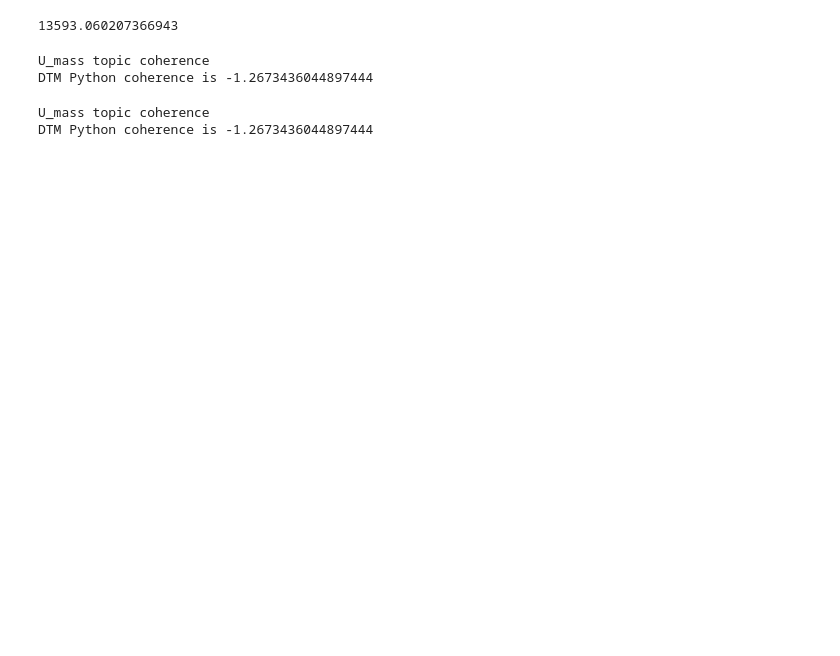
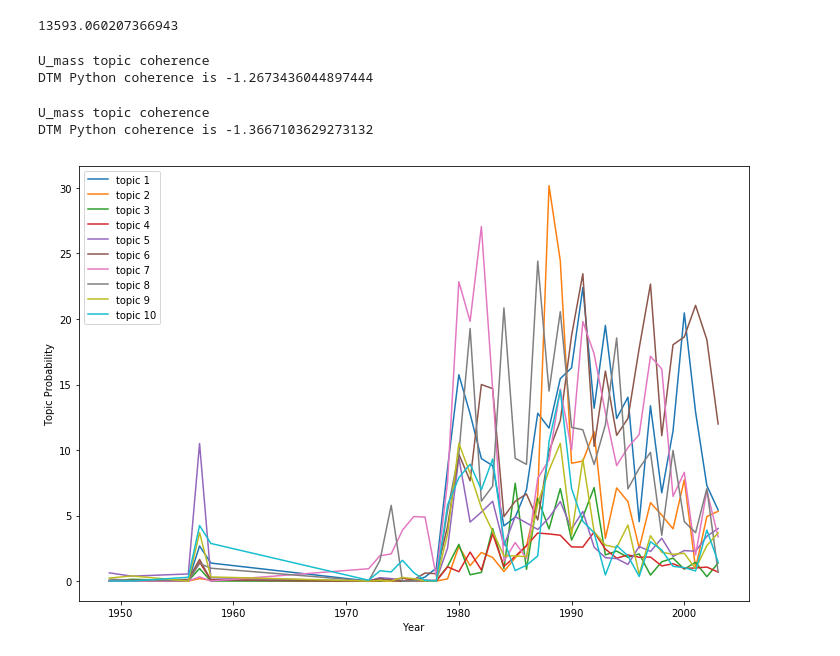
Before and after one commit to css-research-sp19/fp-di-Tong, a Jupyter notebook: data/dtm_for_server.ipynb, the cells around one changed output. Cells and saved outputs as stored; diff of their text form; code cells hidden in the pictures; blank space fills up the shorter version.

```diff
--- a/data/dtm_for_server.ipynb
+++ b/data/dtm_for_server.ipynb
@@ -91,10 +92,40 @@ U_mass topic coherence
 DTM Python coherence is -1.2673436044897444
 # %%
 # calculate coherence matrix
-topics_dtm_10_trial = loaded_model_10.dtm_coherence(time=2)
+topics_dtm_10_trial = loaded_model_10.dtm_coherence(time=0)
 cm_DTM_10_trial = CoherenceModel(topics=topics_dtm_10_trial, corpus=corpus_all, dictionary=dic_all, coherence='u_mass')
 print ("U_mass topic coherence")
 print ("DTM Python coherence is", cm_DTM_10_trial.get_coherence())
 # %% [output]
 U_mass topic coherence
-DTM Python coherence is -1.2673436044897444
+DTM Python coherence is -1.3667103629273132
+# %%
+# check
+loaded_model_10 = pickle.load(open("ldaseq_model_10_v2.sav", 'rb'))
+# %%
+doc_topic_10 = []
+for doc_num in range(len(all_data)):
+    doc = loaded_model_10.doc_topics(doc_num)
+    doc_topic_10.append(doc)
+topic_df_10 = pd.DataFrame(doc_topic_10, columns=['t1', 't2', 't3', 't4', 't5', 't6', 't7', 't8', 't9', 't10'])
+# %%
+topic_com_df_10 = pd.concat([all_data, topic_df_10], axis=1, sort=False)
+grouped_df_10 = topic_com_df_10.groupby(['year']).sum().reset_index()
+# %%
+plt.figure(figsize=(12, 8))
+plt.plot(grouped_df_10['year'], grouped_df_10['t1'], label='topic 1')
+plt.plot(grouped_df_10['year'], grouped_df_10['t2'], label='topic 2')
+plt.plot(grouped_df_10['year'], grouped_df_10['t3'], label='topic 3')
+plt.plot(grouped_df_10['year'], grouped_df_10['t4'], label='topic 4')
+plt.plot(grouped_df_10['year'], grouped_df_10['t5'], label='topic 5')
+plt.plot(grouped_df_10['year'], grouped_df_10['t6'], label='topic 6')
+plt.plot(grouped_df_10['year'], grouped_df_10['t7'], label='topic 7')
+plt.plot(grouped_df_10['year'], grouped_df_10['t8'], label='topic 8')
+plt.plot(grouped_df_10['year'], grouped_df_10['t9'], label='topic 9')
+plt.plot(grouped_df_10['year'], grouped_df_10['t10'], label='topic 10')
+plt.xlabel("Year")
+plt.ylabel("Topic Probability")
+plt.legend(loc='best')
+plt.show()
+# %% [output]
+[figure, added]
```
Also changed, not shown: parts of 10 cells of this notebook, 2 other files.
